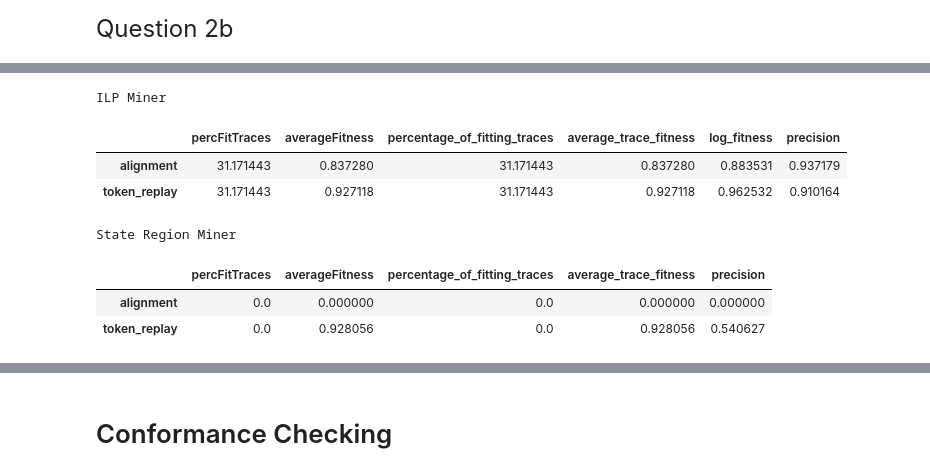
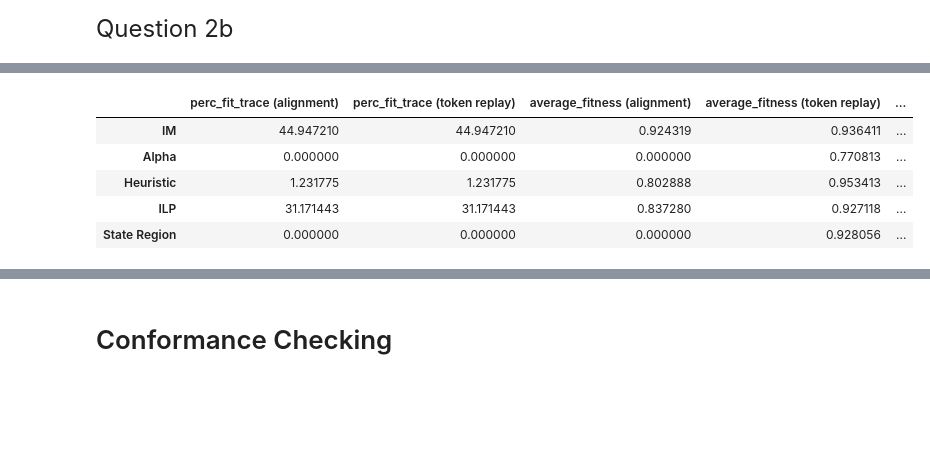
Before and after one commit to tranvutuan2001/APM1, a Jupyter notebook: notebook_template.ipynb, the cells around one changed output, grey strips where cells are left out. Saved outputs shown, nothing was run; the diff lists cells and outputs as text; code cells hidden in the pictures; blank space fills up the shorter version.

```diff
--- a/notebook_template.ipynb
+++ b/notebook_template.ipynb
@@ -172,24 +144,40 @@ Heuristic Miner
-# %%
-net_ILP, initial_marking_ILP, final_marking_ILP = petri_net_importer.apply('./pnml/Petri-net-ILP.pnml')
-df_ILP = fitness_precision_df_calculator(net_ILP, initial_marking_ILP, final_marking_ILP)
-print('ILP Miner')
-df_ILP
-# %% [output]
-ILP Miner
-|  | percFitTraces | averageFitness | percentage_of_fitting_traces | average_trace_fitness | log_fitness | precision |
-| alignment | 31.171443 | 0.837280 | 31.171443 | 0.837280 | 0.883531 | 0.937179 |
-| token_replay | 31.171443 | 0.927118 | 31.171443 | 0.927118 | 0.962532 | 0.910164 |
-# %%
-net_state_region_miner, initial_marking_state_region_miner, final_marking_state_region_miner = petri_net_importer.apply(
-    './pnml/Petri-net-state-region-miner.pnml')
-df_state_region_miner = fitness_precision_df_calculator(net_state_region_miner, initial_marking_state_region_miner, final_marking_state_region_miner)
-print('State Region Miner')
-df_state_region_miner
-# %% [output]
-State Region Miner
-|  | percFitTraces | averageFitness | percentage_of_fitting_traces | average_trace_fitness | precision |
-| alignment | 0.0 | 0.000000 | 0.0 | 0.000000 | 0.000000 |
-| token_replay | 0.0 | 0.928056 | 0.0 | 0.928056 | 0.540627 |
+# %%
+net_IM, initial_marking_IM, final_marking_IM = petri_net_importer.apply('./pnml/Petri-net-IM.pnml')
+net_Alpha, initial_marking_Alpha, final_marking_Alpha = petri_net_importer.apply('./pnml/Petri-net-Alpha.pnml')
+net_Heuristic, initial_marking_Heuristic, final_marking_Heuristic = petri_net_importer.apply('./pnml/Petri-net-Heuristic.pnml')
+net_ILP, initial_marking_ILP, final_marking_ILP = petri_net_importer.apply('./pnml/Petri-net-ILP.pnml')
+net_state_region_miner, initial_marking_state_region_miner, final_marking_state_region_miner = petri_net_importer.apply(
+    './pnml/Petri-net-state-region-miner.pnml')
+
+result_IM_2b = fitness_and_precision_calculator(net_IM, initial_marking_IM, final_marking_IM)
+result_alpha_2b = fitness_and_precision_calculator(net_Alpha, initial_marking_Alpha, final_marking_Alpha)
+result_heuristic_2b = fitness_and_precision_calculator(net_Heuristic, initial_marking_Heuristic, final_marking_Heuristic)
+result_ILP_2b = fitness_and_precision_calculator(net_ILP, initial_marking_ILP, final_marking_ILP)
+result_state_region_miner_2b = fitness_and_precision_calculator(net_state_region_miner, initial_marking_state_region_miner,
+                                                                final_marking_state_region_miner)
+# %%
+result_fitness_precision_2b = {}
+
+for key in result_IM_2b:
+    result_fitness_precision_2b[key] = [result_IM_2b[key]]
+for key in result_IM_2b:
+    result_fitness_precision_2b[key].append(result_alpha_2b[key])
+for key in result_IM_2b:
+    result_fitness_precision_2b[key].append(result_heuristic_2b[key])
+for key in result_IM_2b:
+    result_fitness_precision_2b[key].append(result_ILP_2b[key])
+for key in result_IM_2b:
+    result_fitness_precision_2b[key].append(result_state_region_miner_2b[key])
+
+df_fitness_precision_2b = pd.DataFrame(result_fitness_precision_2b, index=['IM', 'Alpha', 'Heuristic', 'ILP', 'State Region'])
+df_fitness_precision_2b
+# %% [output]
+|  | perc_fit_trace (alignment) | perc_fit_trace (token replay) | average_fitness (alignment) | average_fitness (token replay) | ... |
+| IM | 44.947210 | 44.947210 | 0.924319 | 0.936411 | ... |
+| Alpha | 0.000000 | 0.000000 | 0.000000 | 0.770813 | ... |
+| Heuristic | 1.231775 | 1.231775 | 0.802888 | 0.953413 | ... |
+| ILP | 31.171443 | 31.171443 | 0.837280 | 0.927118 | ... |
+| State Region | 0.000000 | 0.000000 | 0.000000 | 0.928056 | ... |
 # %%
 simplicity_IM, generalization_IM = simplicity_and_generalization_calculator(net_IM, initial_marking_IM, final_marking_IM)
 simplicity_alpha, generalization_alpha = simplicity_and_generalization_calculator(net_Alpha, initial_marking_Alpha, final_marking_Alpha)
```
Also changed, not shown: parts of 39 cells of this notebook, 5 other files.
